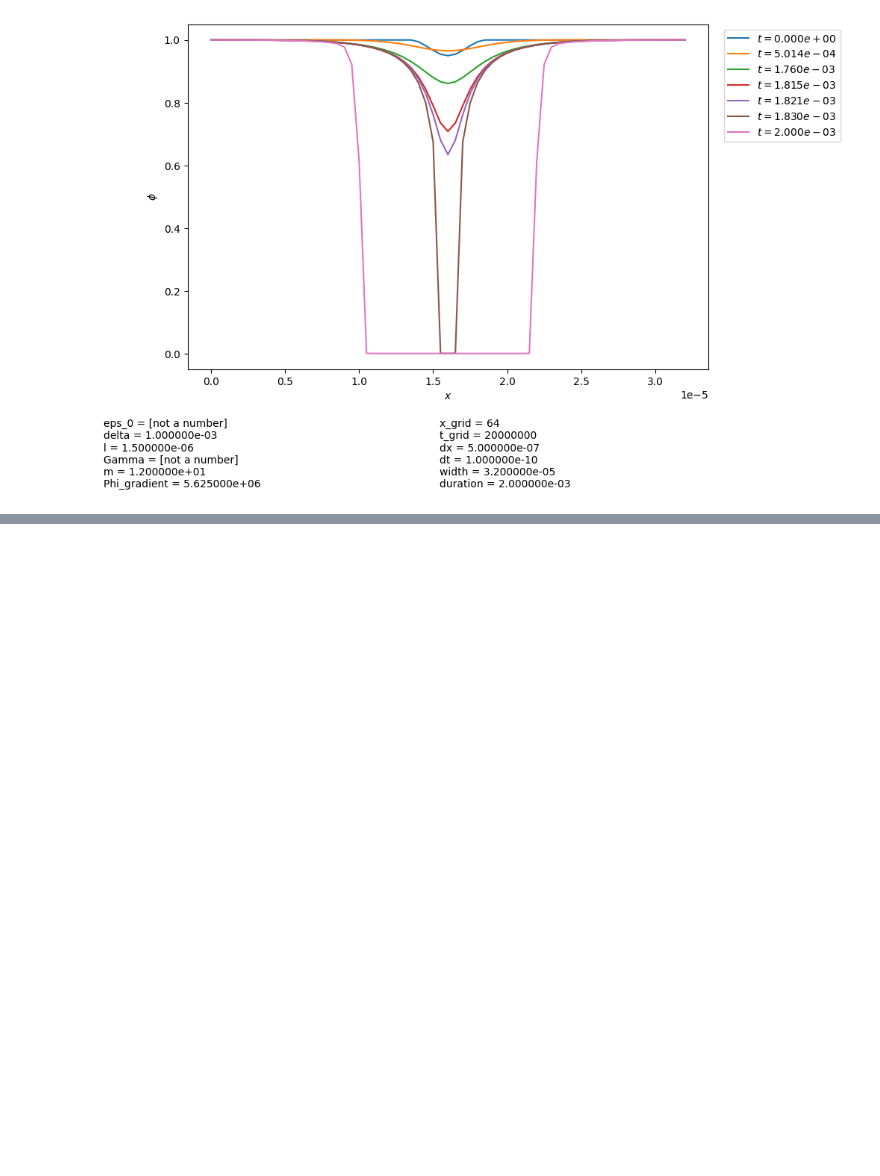
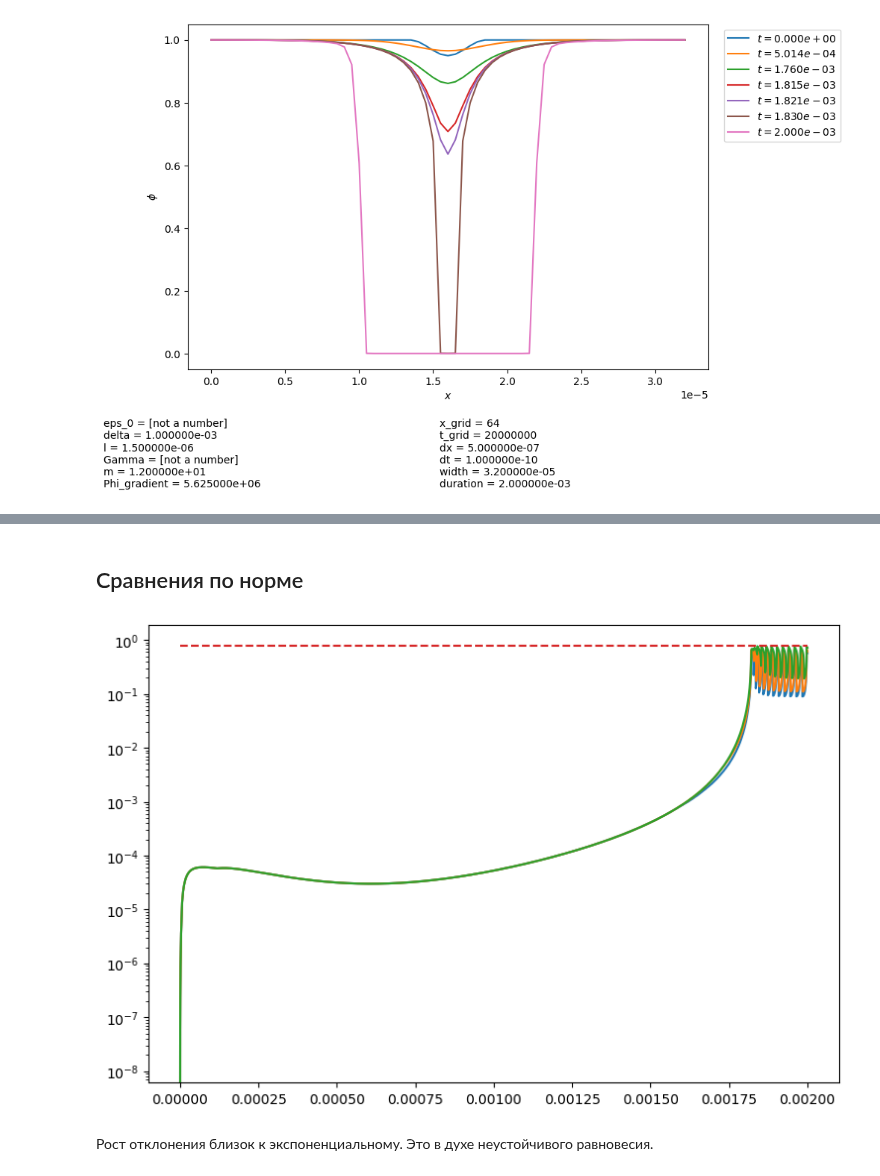
Before and after one commit to ponomarevandr/disruption, a Jupyter notebook: model_tuning/experiments/time_step/adaptation_birth.ipynb, the cells around one changed output, grey strips where cells are left out. Saved outputs shown, nothing was run; the diff lists cells and outputs as text; code cells hidden in the pictures; blank space fills up the shorter version.

Commit message:
A t-shift metric script added; the models in the case of channel birth measured

```diff
--- a/model_tuning/experiments/time_step/adaptation_birth.ipynb
+++ b/model_tuning/experiments/time_step/adaptation_birth.ipynb
@@ -95,0 +100,18 @@ plt.show()
+# %% [markdown]
+## Сравнения по норме
+# %%
+diff_ad_phi, ts_ad_phi_ = phi_difference(model, model_ad_phi)
+diff_ad_energy, ts_ad_energy_ = phi_difference(model, model_ad_energy)
+diff_ad_stability, ts_ad_stability_ = phi_difference(model, model_ad_stability)
+# %%
+plt.figure(figsize=(9, 6))
+plt.yscale('log')
+plt.plot(ts_ad_phi_, np.abs(diff_ad_phi).max(axis = 1))
+plt.plot(ts_ad_energy_, np.abs(diff_ad_energy).max(axis = 1))
+plt.plot(ts_ad_stability_, np.abs(diff_ad_stability).max(axis = 1))
+plt.plot([0, 2e-3], [norm_uniform(diff_ad_stability), norm_uniform(diff_ad_stability)], '--')
+plt.show()
+# %% [output]
+[figure, added]
+# %% [markdown]
+Рост отклонения близок к экспоненциальному. Это в духе неустойчивого равновесия.
```
Also changed, not shown: parts of 42 cells of this notebook, 2 other files.
